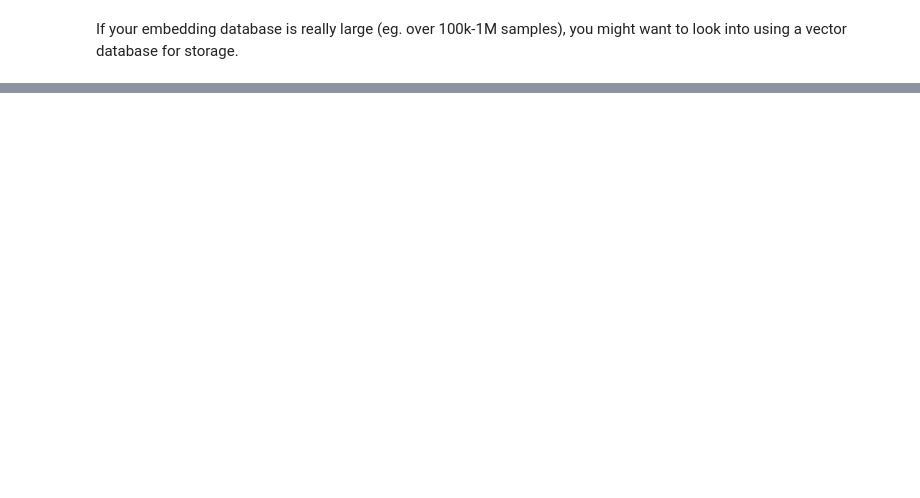
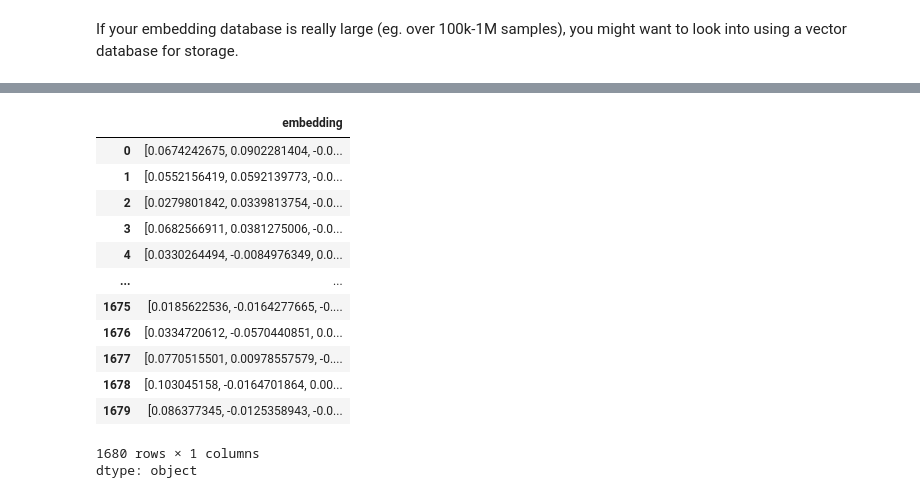
Before and after one commit to andrewtclin/rag-local-gemma-2b-it, a Jupyter notebook: RAG_Local.ipynb, the cells around one changed output, grey strips where cells are left out. Saved outputs shown, nothing was run; the diff lists cells and outputs as text; code cells hidden in the pictures; blank space fills up the shorter version.

```diff
--- a/RAG_Local.ipynb
+++ b/RAG_Local.ipynb
@@ -669,0 +705,17 @@ If your embedding database is really large (eg. over 100k-1M samples), you might
+# %%
+text_chunks_and_embeddings_df['embedding']
+# %% [output]
+|  | embedding |
+| 0 | [0.0674242675, 0.0902281404, -0.0... |
+| 1 | [0.0552156419, 0.0592139773, -0.0... |
+| 2 | [0.0279801842, 0.0339813754, -0.0... |
+| 3 | [0.0682566911, 0.0381275006, -0.0... |
+| 4 | [0.0330264494, -0.0084976349, 0.0... |
+| ... | ... |
+| 1675 | [0.0185622536, -0.0164277665, -0.... |
+| 1676 | [0.0334720612, -0.0570440851, 0.0... |
+| 1677 | [0.0770515501, 0.00978557579, -0.... |
+| 1678 | [0.103045158, -0.0164701864, 0.00... |
+| 1679 | [0.086377345, -0.0125358943, -0.0... |
+1680 rows × 1 columns
+dtype: object
```
Also changed, not shown: parts of 13 cells of this notebook.
